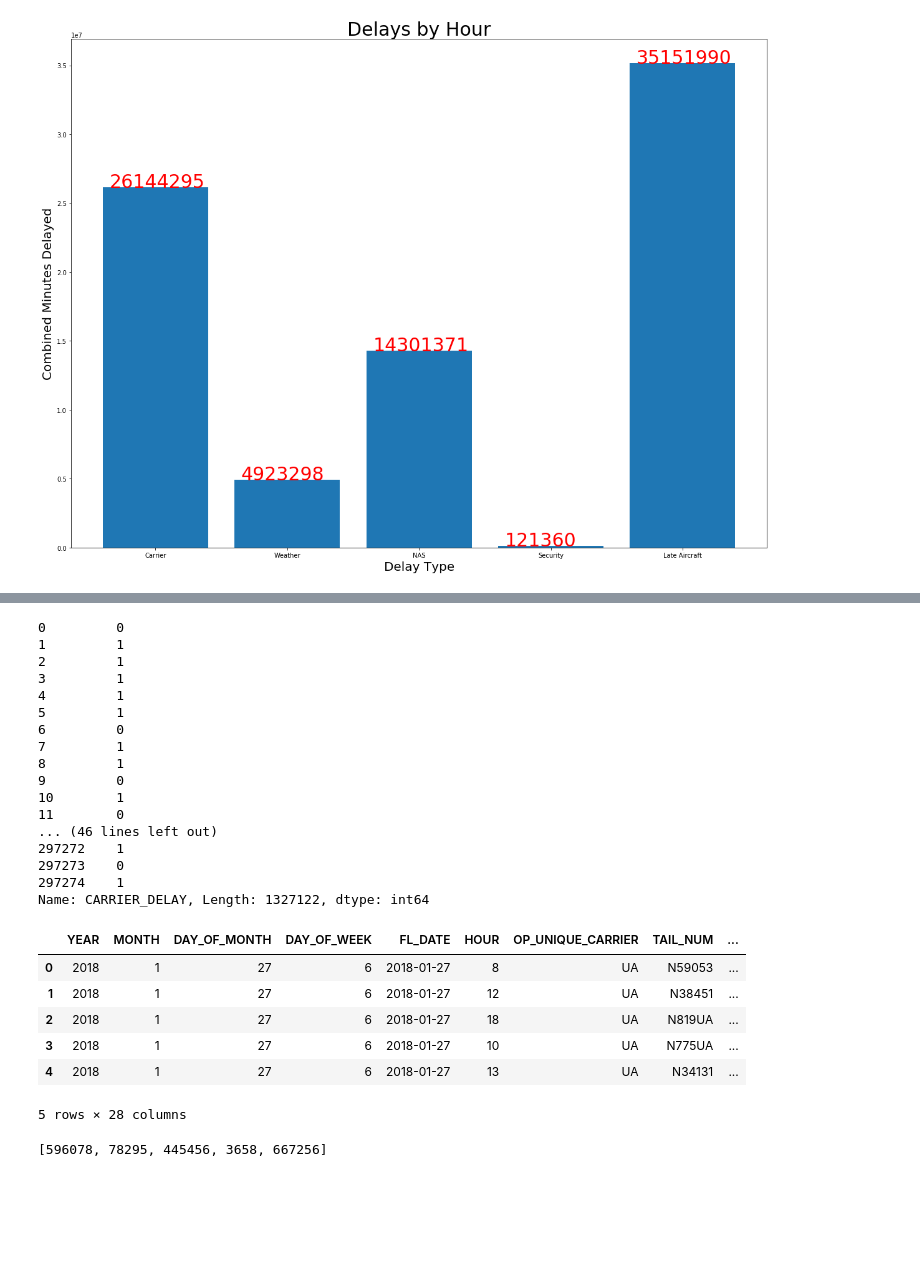
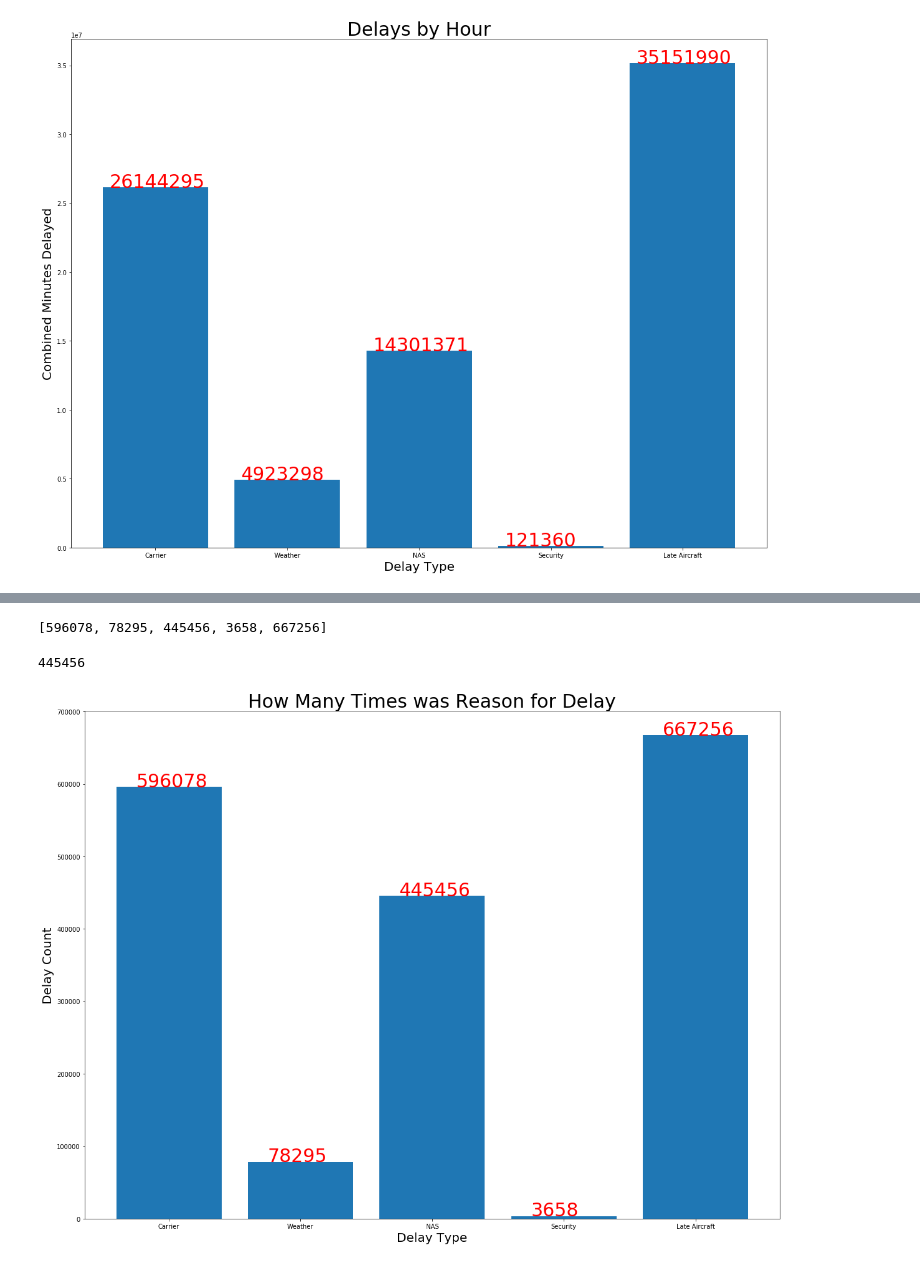
Before and after one commit to Arimorris/delays, a Jupyter notebook: visuals .ipynb, the cells around one changed output, grey strips where cells are left out. Cells and saved outputs as stored; diff of their text form; code cells hidden in the pictures; blank space fills up the shorter version.

Commit message:
plot frequencies

```diff
--- a/visuals .ipynb
+++ b/visuals .ipynb
@@ -445,41 +420,25 @@ type_freq.head(10)
 d_type = ['CARRIER_DELAY', 'WEATHER_DELAY', 'NAS_DELAY', 'SECURITY_DELAY', 'LATE_AIRCRAFT_DELAY']
 for d in d_type:
     type_freq[d] = type_freq[d].apply(lambda x: 1 if x > 0.0 else 0 )
-# %%
-# apply 1 if there was a delay and 0 if no delay so can count up frequency
-type_freq['CARRIER_DELAY'].apply(lambda x: 1 if x > 0.0 else 0 )
-# %% [output]
-0         0
-1         1
-2         1
-3         1
-4         1
-5         1
-6         0
-7         1
-8         1
-9         0
-10        1
-11        0
-... (46 lines left out)
-297272    1
-297273    0
-297274    1
-Name: CARRIER_DELAY, Length: 1327122, dtype: int64
-# %%
-# nothing changed
-delay.head()
-# %% [output]
-|  | YEAR | MONTH | DAY_OF_MONTH | DAY_OF_WEEK | FL_DATE | HOUR | OP_UNIQUE_CARRIER | TAIL_NUM | ... |
-| 0 | 2018 | 1 | 27 | 6 | 2018-01-27 | 8 | UA | N59053 | ... |
-| 1 | 2018 | 1 | 27 | 6 | 2018-01-27 | 12 | UA | N38451 | ... |
-| 2 | 2018 | 1 | 27 | 6 | 2018-01-27 | 18 | UA | N819UA | ... |
-| 3 | 2018 | 1 | 27 | 6 | 2018-01-27 | 10 | UA | N775UA | ... |
-| 4 | 2018 | 1 | 27 | 6 | 2018-01-27 | 13 | UA | N34131 | ... |
-5 rows × 28 columns
 # %%
 freq_of_delay = [type_freq[d].sum() for d in d_type]
 # %%
 freq_of_delay
 # %% [output]
 [596078, 78295, 445456, 3658, 667256]
+# %%
+type_freq['NAS_DELAY'].sum()
+# %% [output]
+445456
+# %%
+plt.figure(figsize=(20,15))
+plt.bar(delay_type, freq_of_delay)
+plt.title("How Many Times was Reason for Delay", fontsize =30)
+plt.xlabel('Delay Type', fontsize =20)
+# plt.xticks([delay_type])
+plt.ylabel('Delay Count', fontsize =20)
+for a,b in zip(range(5), freq_of_delay):
+    plt.text(a - .25, b +200, str(b), fontsize =30, color ='r')
+plt.show()
+# %% [output]
+[figure, added]
```
Also changed, not shown: parts of 3 cells of this notebook.
